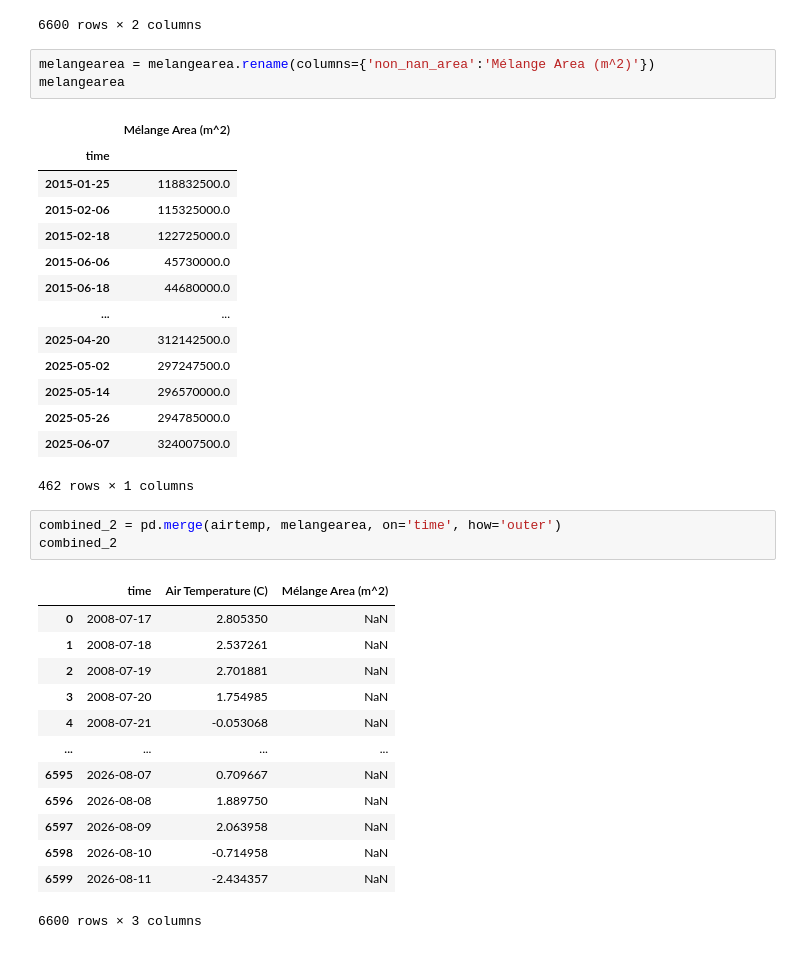
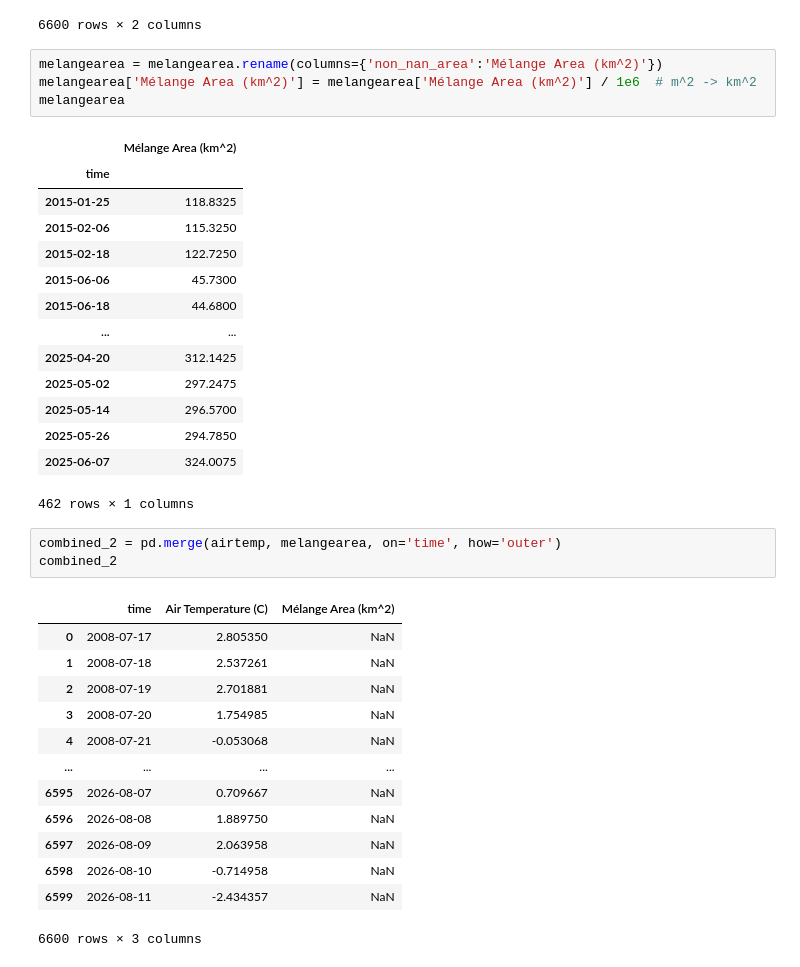
Before and after one commit to cjense/negis-seasonality, a Jupyter notebook: make_tabulardata.ipynb, the cells around one changed output. Drawn from its saved outputs; the diff is of its cells as text.

```diff
--- a/make_tabulardata.ipynb
+++ b/make_tabulardata.ipynb
@@ -147,28 +168,29 @@ airtemp
 | 6599 | 2026-08-11 | -2.434357 |
 6600 rows × 2 columns
 # %%
-melangearea = melangearea.rename(columns={'non_nan_area':'Mélange Area (m^2)'})
+melangearea = melangearea.rename(columns={'non_nan_area':'Mélange Area (km^2)'})
+melangearea['Mélange Area (km^2)'] = melangearea['Mélange Area (km^2)'] / 1e6  # m^2 -> km^2
 melangearea
 # %% [output]
-|  | Mélange Area (m^2) |
+|  | Mélange Area (km^2) |
 | time |  |
-| 2015-01-25 | 118832500.0 |
-| 2015-02-06 | 115325000.0 |
-| 2015-02-18 | 122725000.0 |
-| 2015-06-06 | 45730000.0 |
-| 2015-06-18 | 44680000.0 |
+| 2015-01-25 | 118.8325 |
+| 2015-02-06 | 115.3250 |
+| 2015-02-18 | 122.7250 |
+| 2015-06-06 | 45.7300 |
+| 2015-06-18 | 44.6800 |
 | ... | ... |
-| 2025-04-20 | 312142500.0 |
-| 2025-05-02 | 297247500.0 |
-| 2025-05-14 | 296570000.0 |
-| 2025-05-26 | 294785000.0 |
-| 2025-06-07 | 324007500.0 |
+| 2025-04-20 | 312.1425 |
+| 2025-05-02 | 297.2475 |
+| 2025-05-14 | 296.5700 |
+| 2025-05-26 | 294.7850 |
+| 2025-06-07 | 324.0075 |
 462 rows × 1 columns
 # %%
 combined_2 = pd.merge(airtemp, melangearea, on='time', how='outer')
 combined_2
 # %% [output]
-|  | time | Air Temperature (C) | Mélange Area (m^2) |
+|  | time | Air Temperature (C) | Mélange Area (km^2) |
 | 0 | 2008-07-17 | 2.805350 | NaN |
 | 1 | 2008-07-18 | 2.537261 | NaN |
 | 2 | 2008-07-19 | 2.701881 | NaN |
```
Also changed, not shown: parts of 10 cells of this notebook.
